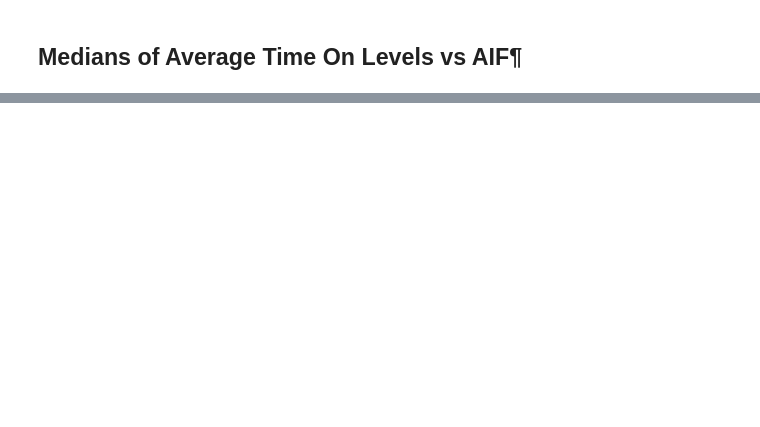
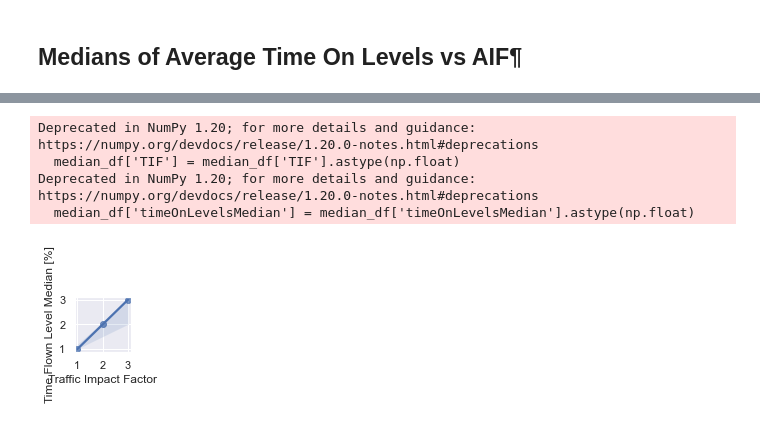
Before and after one commit to anlemett/FlightEfficiencyJournal, a Jupyter notebook: Jupyter/Regression/vertical_PIs_medians_vs_impact_factors.ipynb, the cells around one changed output, grey strips where cells are left out. Saved outputs shown, nothing was run; the diff lists cells and outputs as text; code cells hidden in the pictures; blank space fills up the shorter version.

```diff
--- a/Jupyter/Regression/vertical_PIs_medians_vs_impact_factors.ipynb
+++ b/Jupyter/Regression/vertical_PIs_medians_vs_impact_factors.ipynb
@@ -214,0 +192,27 @@ Notes:
+# %%
+median_df = pd.DataFrame(columns=['TIF', 'timeOnLevelsMedian'])
+
+median_df = median_df.append({'TIF': 1.0, 'timeOnLevelsMedian': 1.0}, ignore_index=True)
+median_df = median_df.append({'TIF': 2.0, 'timeOnLevelsMedian': 2.0}, ignore_index=True)
+median_df = median_df.append({'TIF': 3.0, 'timeOnLevelsMedian': 3.0}, ignore_index=True)
+
+median_df['TIF'] = median_df['TIF'].astype(np.float)
+median_df['timeOnLevelsMedian'] = median_df['timeOnLevelsMedian'].astype(np.float)
+#x= median_df['TIF'].to_numpy()
+#x = x.astype(np.float)
+#y= median_df['timeOnLevelsMedian'].to_numpy()
+#y = y.astype(np.float)
+sns.regplot(x='TIF', y='timeOnLevelsMedian', data=median_df)
+#sns.regplot(x=x, y=y, color="g")
+plt.xlabel('Traffic Impact Factor')
+plt.ylabel('Time Flown Level Median [%]')
+fig_name = "temp.png"
+
+plt.savefig(fig_name,bbox_inches='tight')
+#plt.show()
+# %% [output]
+Deprecated in NumPy 1.20; for more details and guidance: https://numpy.org/devdocs/release/1.20.0-notes.html#deprecations
+  median_df['TIF'] = median_df['TIF'].astype(np.float)
+Deprecated in NumPy 1.20; for more details and guidance: https://numpy.org/devdocs/release/1.20.0-notes.html#deprecations
+  median_df['timeOnLevelsMedian'] = median_df['timeOnLevelsMedian'].astype(np.float)
+[figure, added]
```
Also changed, not shown: parts of 4 cells of this notebook, 29 other files.
